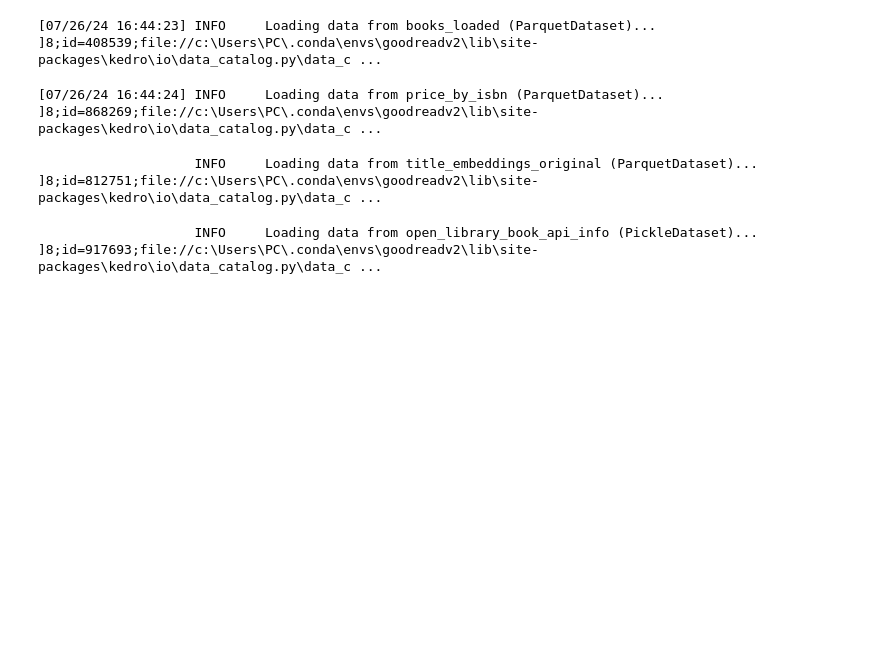
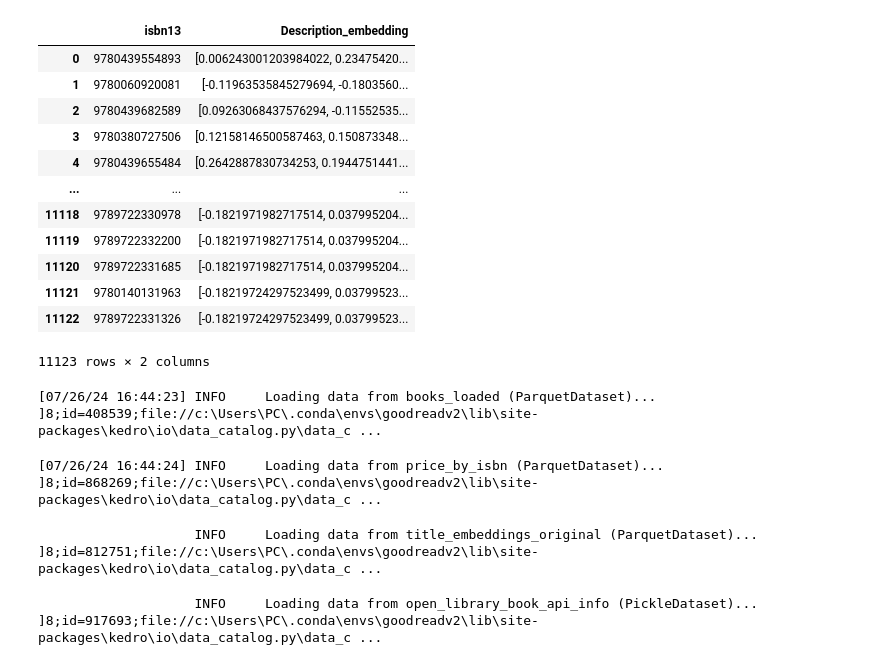
Before and after one commit to Egjfour/dsti_goodreads_rating_predictions, a Jupyter notebook: goodreads-predictor/notebooks/model_exp.ipynb, the cells around one changed output. Saved outputs shown, nothing was run; the diff lists cells and outputs as text; code cells hidden in the pictures; blank space fills up the shorter version.

```diff
--- a/goodreads-predictor/notebooks/model_exp.ipynb
+++ b/goodreads-predictor/notebooks/model_exp.ipynb
@@ -22,0 +48,3 @@
+# %%
+description_embeddings
+# %% [output]
@@ -23,3 +52,16 @@
+|  | isbn13 | Description_embedding |
+| 0 | 9780439554893 | [0.006243001203984022, 0.23475420... |
+| 1 | 9780060920081 | [-0.11963535845279694, -0.1803560... |
+| 2 | 9780439682589 | [0.09263068437576294, -0.11552535... |
+| 3 | 9780380727506 | [0.12158146500587463, 0.150873348... |
+| 4 | 9780439655484 | [0.2642887830734253, 0.1944751441... |
+| ... | ... | ... |
+| 11118 | 9789722330978 | [-0.1821971982717514, 0.037995204... |
+| 11119 | 9789722332200 | [-0.1821971982717514, 0.037995204... |
+| 11120 | 9789722331685 | [-0.1821971982717514, 0.037995204... |
+| 11121 | 9780140131963 | [-0.18219724297523499, 0.03799523... |
+| 11122 | 9789722331326 | [-0.18219724297523499, 0.03799523... |
+11123 rows × 2 columns
 # %%
 import pandas as pd
 import numpy as np
```
Also changed, not shown: parts of 20 cells of this notebook.
